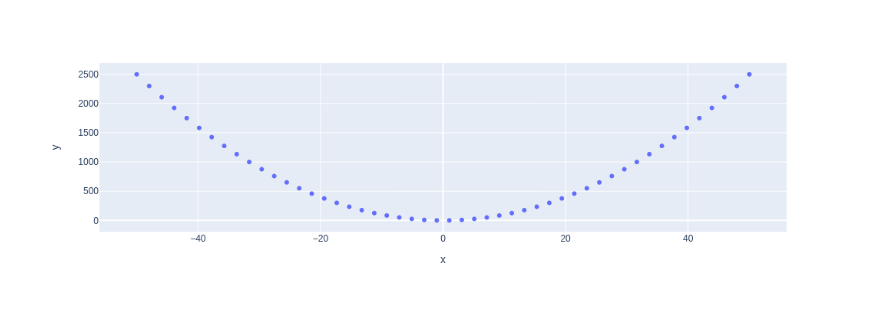
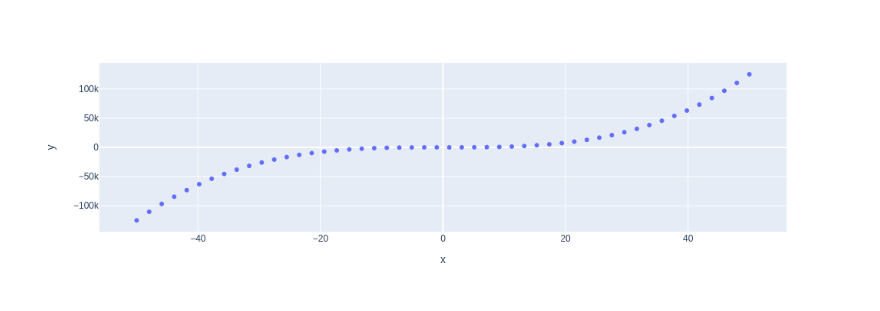
Before and after one commit to keijijin/my-notebooks-repo, a Jupyter notebook: experiment1.ipynb, the cells around one changed output. Cells and saved outputs as stored; diff of their text form; code cells hidden in the pictures.

```diff
--- a/experiment1.ipynb
+++ b/experiment1.ipynb
@@ -6,7 +6,7 @@ import plotly.express as px
 x = np.linspace(start=-50, stop=50)
 
 # y-axis data points
-y = x ** 2
+y = x ** 3
 
 # define the plot
 fig = px.scatter(x=x, y=y)
@@ -17 +16 @@ fig.show()
-[figure, old version]
+[figure, new version]
```
Also changed, not shown: parts of 1 cell of this notebook.
